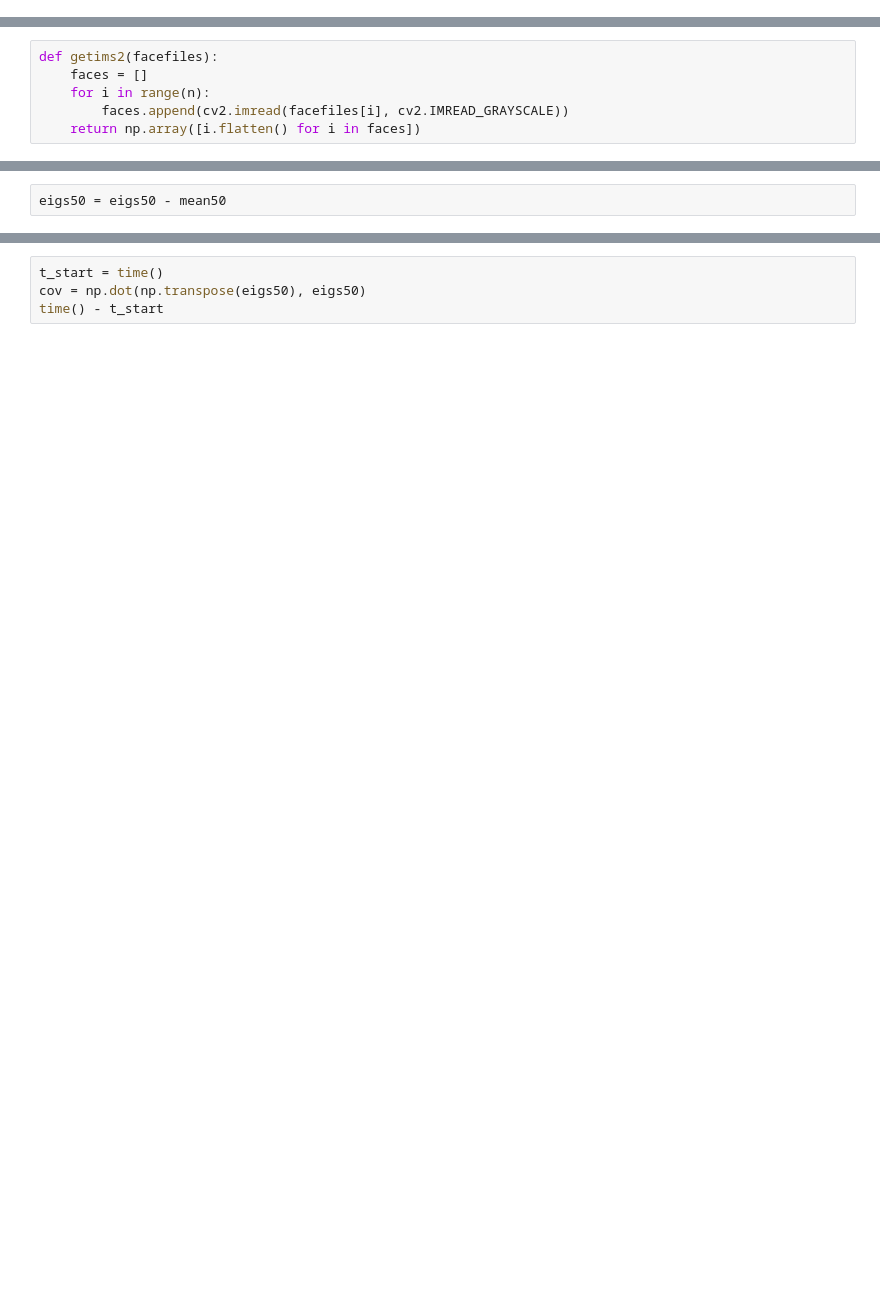
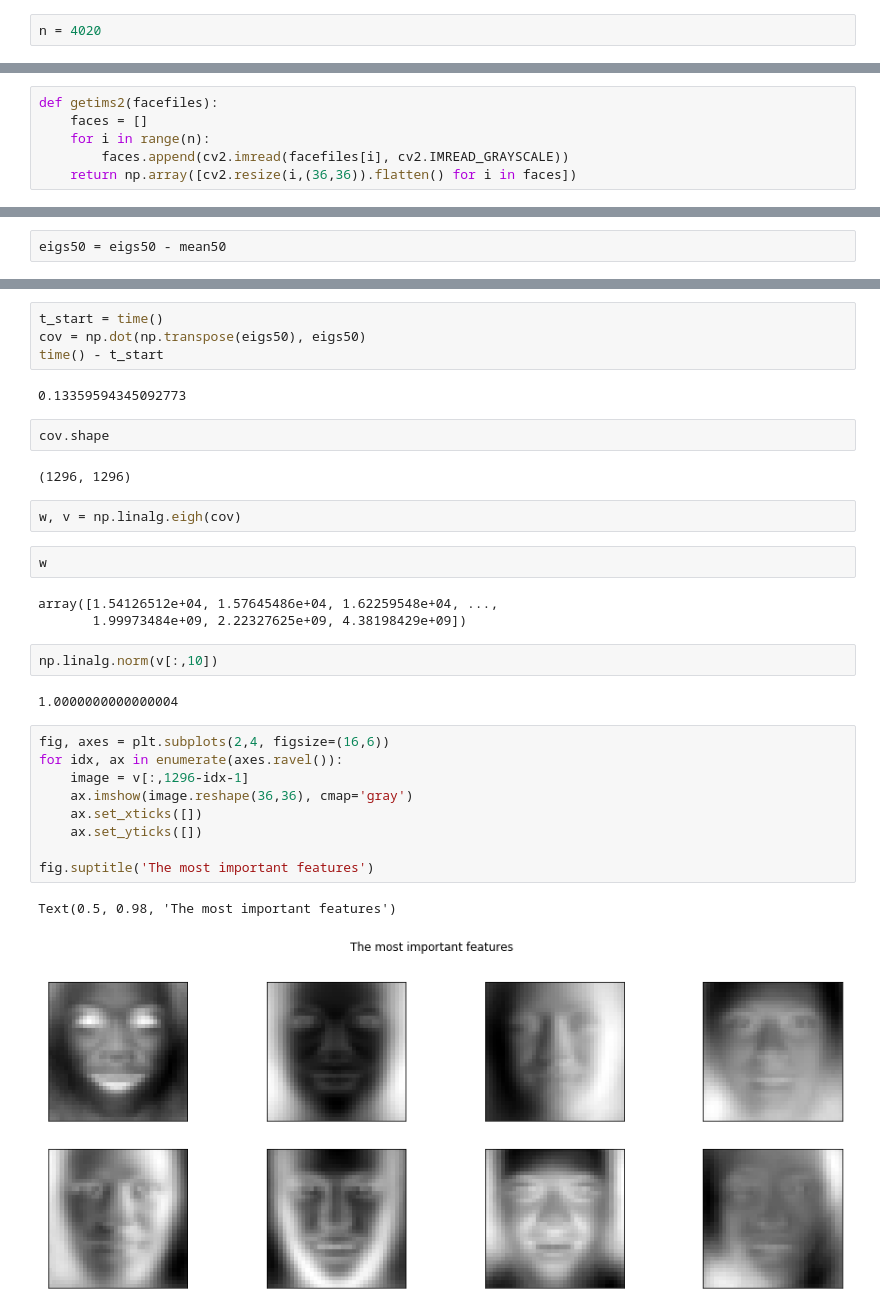
Before and after one commit to mjiang9/cos429project, a Jupyter notebook: Viola-Jones.ipynb, the cells around one changed output, grey strips where cells are left out. Cells and saved outputs as stored; diff of their text form; blank space fills up the shorter version.

```diff
--- a/Viola-Jones.ipynb
+++ b/Viola-Jones.ipynb
@@ -1410,3 +1410,5 @@ rfskinh.score(hogt[:300], skintones_t)
 0.7866666666666666
 # %% [markdown]
 # Eigenfaces
+# %%
+n = 4020
@@ -1415,7 +1419,7 @@ def getims2(facefiles):
     faces = []
     for i in range(n):
         faces.append(cv2.imread(facefiles[i], cv2.IMREAD_GRAYSCALE))
-    return np.array([i.flatten() for i in faces])
+    return np.array([cv2.resize(i,(36,36)).flatten() for i in faces])
 # %%
 eigs50 = getims2(face_filenames50)
 # %%
@@ -1469,3 +1473,32 @@ eigs50.shape
 t_start = time()
 cov = np.dot(np.transpose(eigs50), eigs50)
 time() - t_start
+# %% [output]
+0.13359594345092773
+# %%
+cov.shape
+# %% [output]
+(1296, 1296)
+# %%
+w, v = np.linalg.eigh(cov)
+# %%
+w
+# %% [output]
+array([1.54126512e+04, 1.57645486e+04, 1.62259548e+04, ...,
+       1.99973484e+09, 2.22327625e+09, 4.38198429e+09])
+# %%
+np.linalg.norm(v[:,10])
+# %% [output]
+1.0000000000000004
+# %%
+fig, axes = plt.subplots(2,4, figsize=(16,6))
+for idx, ax in enumerate(axes.ravel()):
+    image = v[:,1296-idx-1]
+    ax.imshow(image.reshape(36,36), cmap='gray')
+    ax.set_xticks([])
+    ax.set_yticks([])
+
+fig.suptitle('The most important features')
+# %% [output]
+Text(0.5, 0.98, 'The most important features')
+[figure, added]
```
Also changed, not shown: parts of 38 cells of this notebook.
